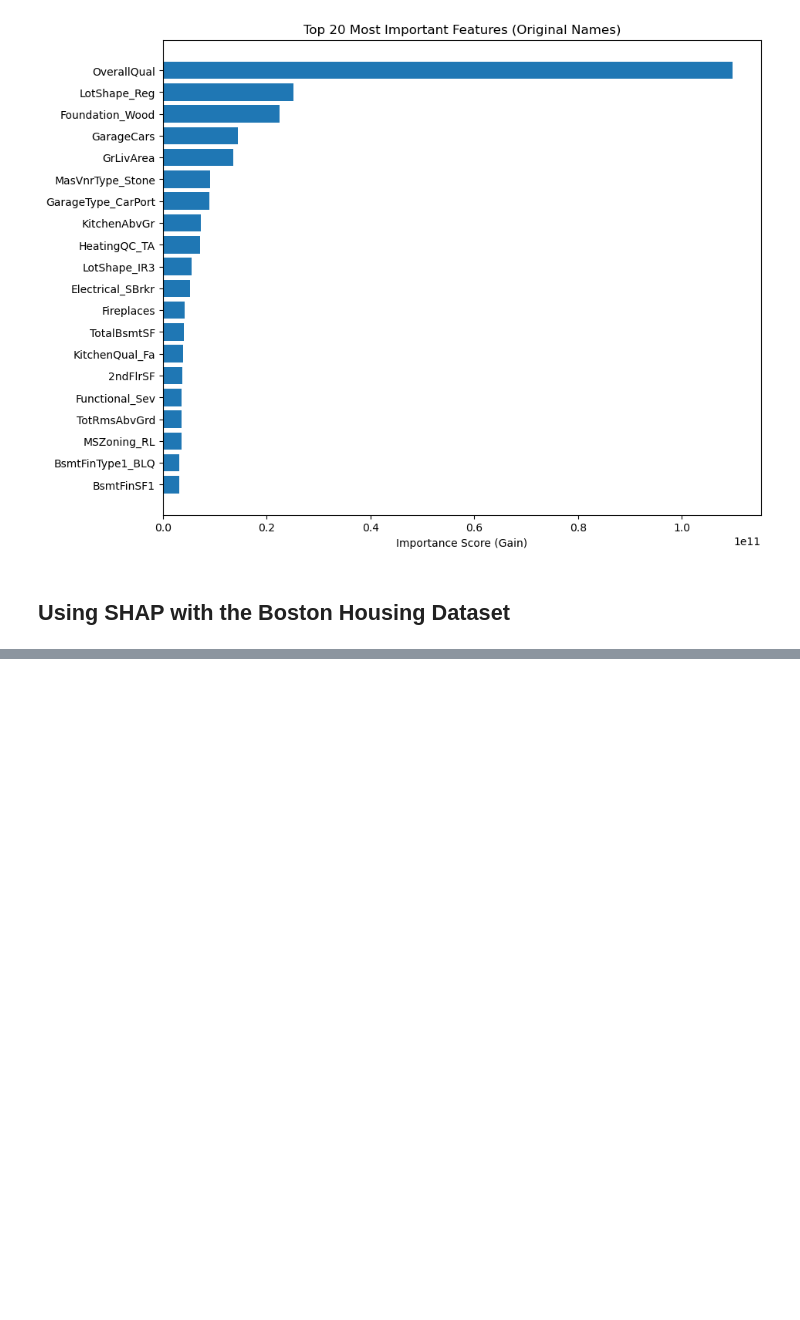
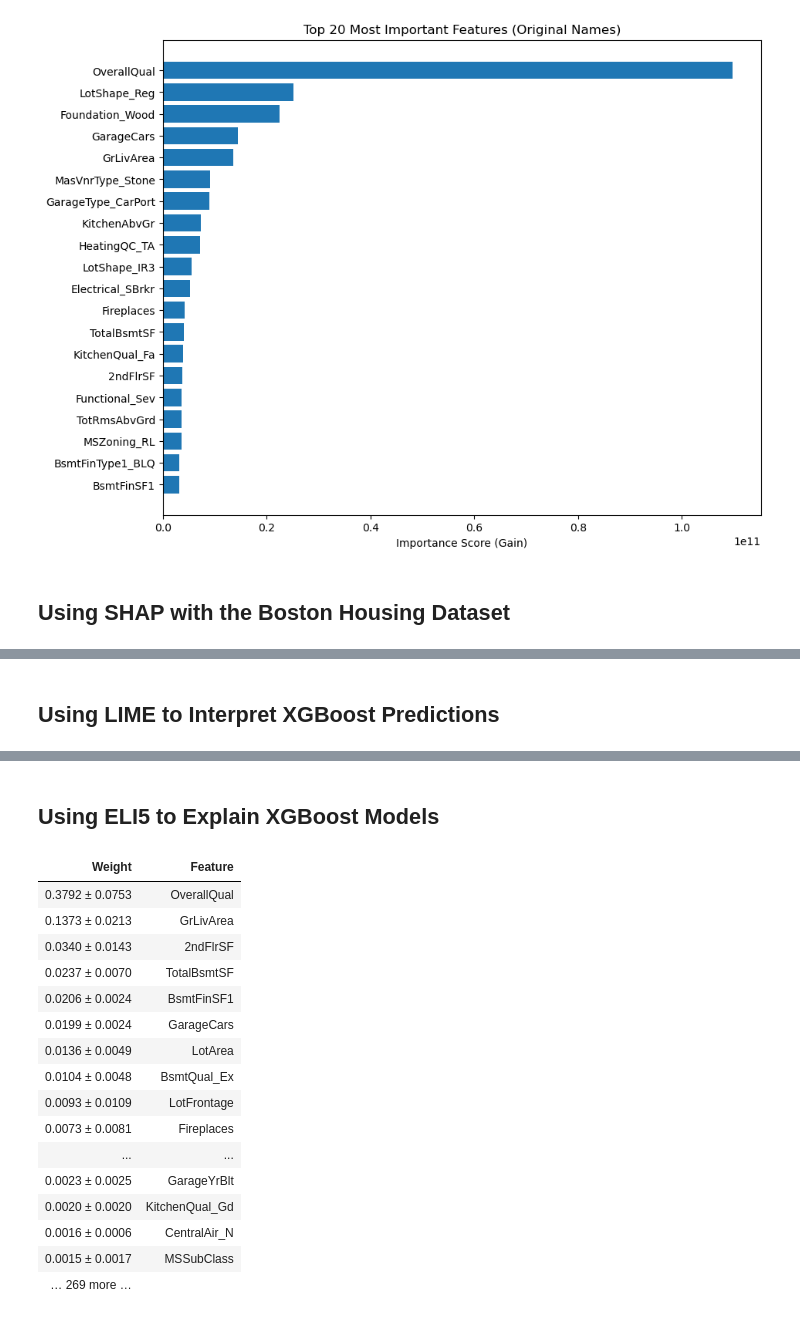
Before and after one commit to PacktPublishing/XGBoost-for-Regression-Predictive-Modeling-and-Time-Series-Analysis, a Jupyter notebook: ch10/model_interpretability.ipynb, the cells around one changed output, grey strips where cells are left out. Drawn from its saved outputs; the diff is of its cells as text; code cells hidden in the pictures; blank space fills up the shorter version.

```diff
--- a/ch10/model_interpretability.ipynb
+++ b/ch10/model_interpretability.ipynb
@@ -92,3 +92,5 @@ shap.summary_plot(shap_values, X_test_scaled_df)
+# %% [markdown]
+## Using LIME to Interpret XGBoost Predictions
 # %%
 import lime
 import lime.lime_tabular
@@ -116,3 +118,32 @@ exp = explainer.explain_instance(X_test.values[i], predict_fn, num_features=5)
 exp.show_in_notebook(show_table=True)
 # %% [output]
 [interactive output not drawn]
+# %% [markdown]
+## Using ELI5 to Explain XGBoost Models
+# %%
+import eli5
+from eli5.sklearn import PermutationImportance
+
+# Fit the permutation importance model
+perm = PermutationImportance(model, random_state=42).fit(X_test_scaled, y_test)
+
+# Display feature importance using ELI5
+eli5.show_weights(perm, feature_names=X_test.columns.tolist())
+# %% [output]
+| Weight | Feature |
+| 0.3792 ± 0.0753 | OverallQual |
+| 0.1373 ± 0.0213 | GrLivArea |
+| 0.0340 ± 0.0143 | 2ndFlrSF |
+| 0.0237 ± 0.0070 | TotalBsmtSF |
+| 0.0206 ± 0.0024 | BsmtFinSF1 |
+| 0.0199 ± 0.0024 | GarageCars |
+| 0.0136 ± 0.0049 | LotArea |
+| 0.0104 ± 0.0048 | BsmtQual_Ex |
+| 0.0093 ± 0.0109 | LotFrontage |
+| 0.0073 ± 0.0081 | Fireplaces |
+| ... | ... |
+| 0.0023 ± 0.0025 | GarageYrBlt |
+| 0.0020 ± 0.0020 | KitchenQual_Gd |
+| 0.0016 ± 0.0006 | CentralAir_N |
+| 0.0015 ± 0.0017 | MSSubClass |
+| … 269 more … |  |
```
Also changed, not shown: parts of 4 cells of this notebook.
